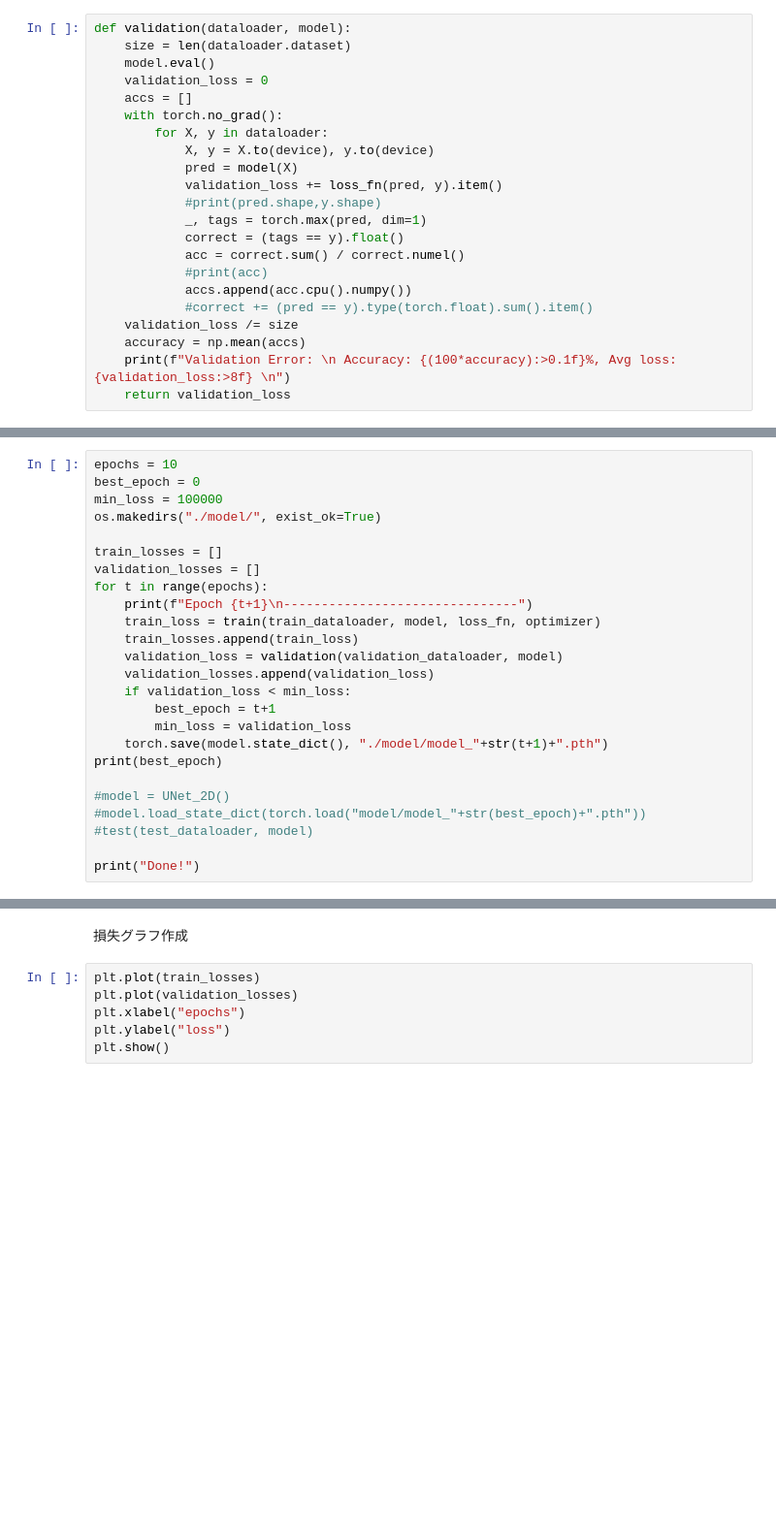
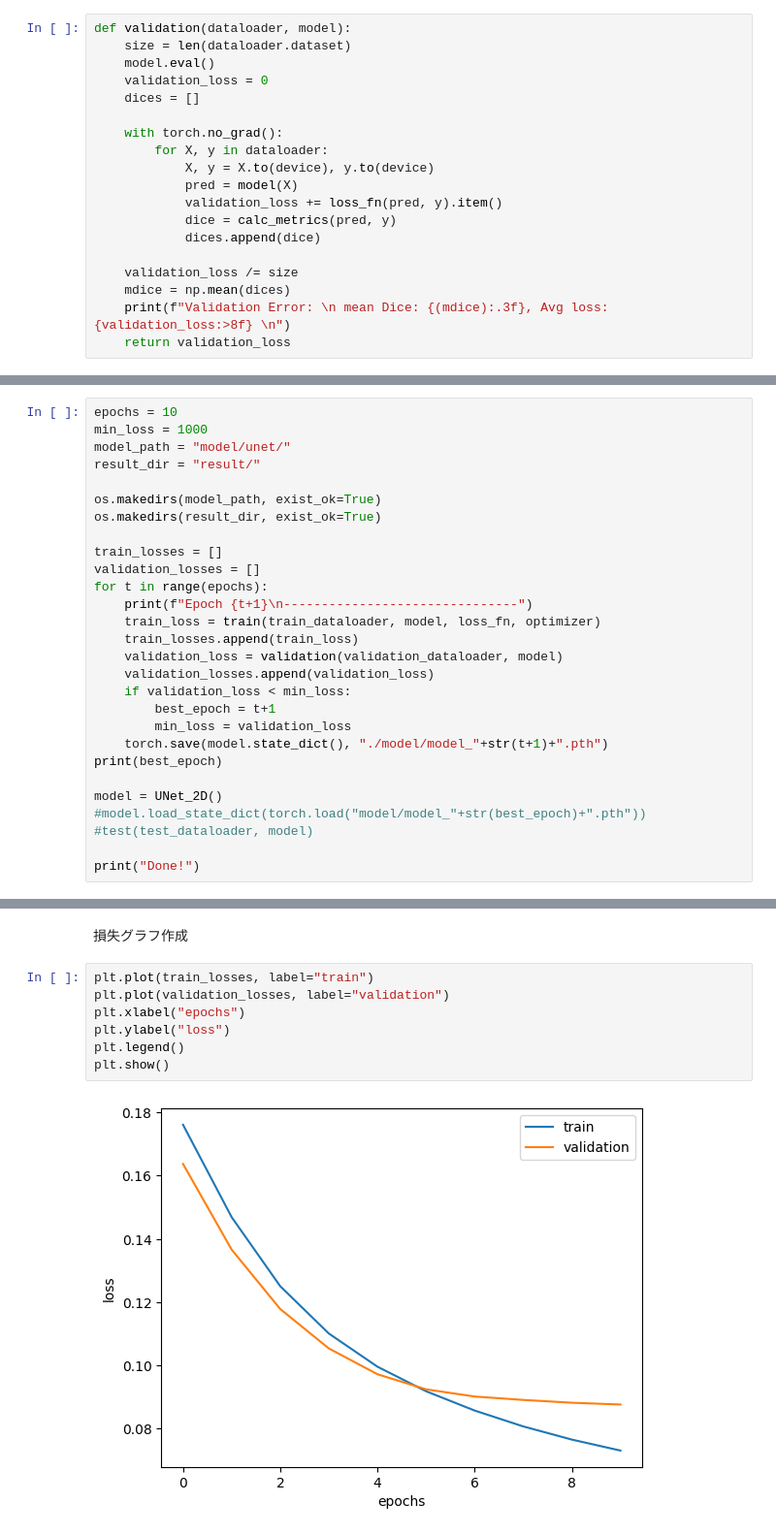
Before and after one commit to Tonomura222/b4_lecture_pytorch, a Jupyter notebook: tutorial_unet_segmentation.ipynb, the cells around one changed output, grey strips where cells are left out. Shown: that part at 97% size. Cells and saved outputs as stored; diff of their text form; blank space fills up the shorter version.

```diff
--- a/tutorial_unet_segmentation.ipynb
+++ b/tutorial_unet_segmentation.ipynb
@@ -279,22 +246,19 @@ def validation(dataloader, model):
     size = len(dataloader.dataset)
     model.eval()
     validation_loss = 0
-    accs = []
+    dices = []
+
     with torch.no_grad():
         for X, y in dataloader:
             X, y = X.to(device), y.to(device)
             pred = model(X)
             validation_loss += loss_fn(pred, y).item()
-            #print(pred.shape,y.shape)
-            _, tags = torch.max(pred, dim=1)
-            correct = (tags == y).float()
-            acc = correct.sum() / correct.numel()
-            #print(acc)
-            accs.append(acc.cpu().numpy())
-            #correct += (pred == y).type(torch.float).sum().item()
+            dice = calc_metrics(pred, y)
+            dices.append(dice)
+
     validation_loss /= size
-    accuracy = np.mean(accs)
-    print(f"Validation Error: \n Accuracy: {(100*accuracy):>0.1f}%, Avg loss: {validation_loss:>8f} \n")
+    mdice = np.mean(dices)
+    print(f"Validation Error: \n mean Dice: {(mdice):.3f}, Avg loss: {validation_loss:>8f} \n")
     return validation_loss
 # %%
 def test(dataloader, model):
@@ -314,9 +278,12 @@ def test(dataloader, model):
 validation損失をもとに最適epochを決定
 # %%
 epochs = 10
-best_epoch = 0
-min_loss = 100000
-os.makedirs("./model/", exist_ok=True)
+min_loss = 1000
+model_path = "model/unet/"
+result_dir = "result/"
+
+os.makedirs(model_path, exist_ok=True)
+os.makedirs(result_dir, exist_ok=True)
 
 train_losses = []
 validation_losses = []
@@ -332,7 +299,7 @@ for t in range(epochs):
     torch.save(model.state_dict(), "./model/model_"+str(t+1)+".pth")
 print(best_epoch)
 
-#model = UNet_2D()
+model = UNet_2D()
 #model.load_state_dict(torch.load("model/model_"+str(best_epoch)+".pth"))
 #test(test_dataloader, model)
 
@@ -349,8 +326,11 @@ KeyboardInterrupt:
 # %% [markdown]
 損失グラフ作成
 # %%
-plt.plot(train_losses)
-plt.plot(validation_losses)
+plt.plot(train_losses, label="train")
+plt.plot(validation_losses, label="validation")
 plt.xlabel("epochs")
 plt.ylabel("loss")
+plt.legend()
 plt.show()
+# %% [output]
+[figure, added]
```
Also changed, not shown: parts of 9 cells of this notebook.
